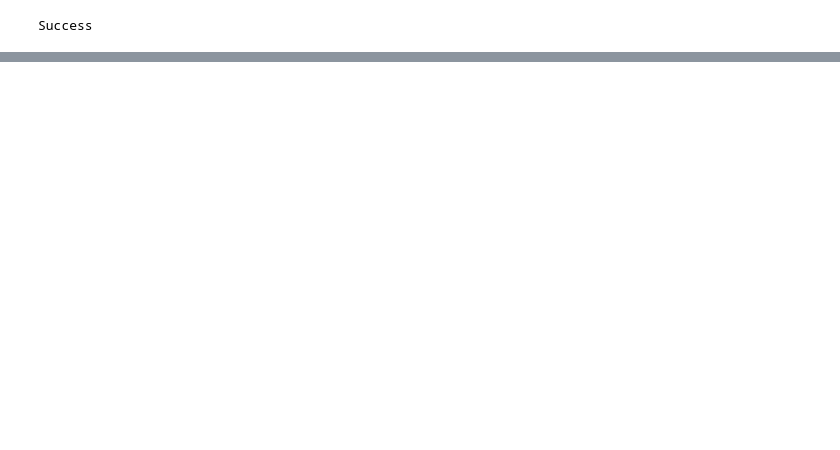
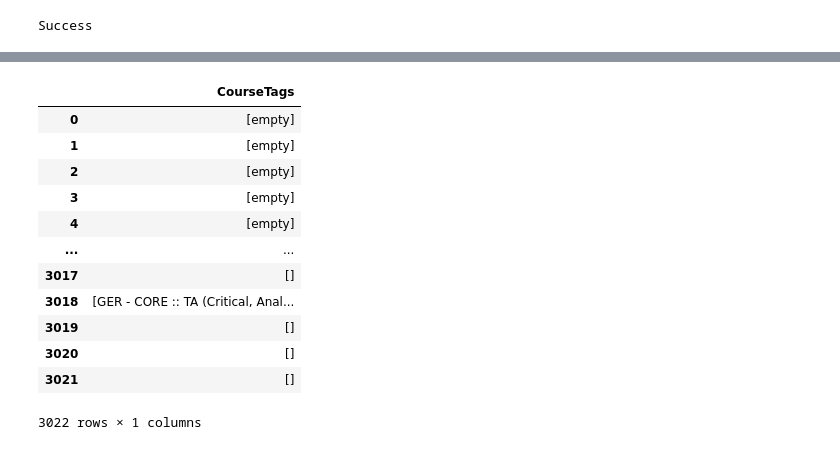
Before and after one commit to CS-Summer-25/pathways-planner, a Jupyter notebook: WorkdayScraper2.ipynb, the cells around one changed output, grey strips where cells are left out. Cells and saved outputs as stored; diff of their text form; code cells hidden in the pictures; blank space fills up the shorter version.

```diff
--- a/WorkdayScraper2.ipynb
+++ b/WorkdayScraper2.ipynb
@@ -491,0 +483,47 @@ df[df["CourseCode"]=="ANT 101"]
+# %%
+list_tags = all_workday_df["CourseTags"].apply(lambda x: x.split("/"))
+all_lst_df = all_workday_df.copy()
+all_lst_df["CourseTags"] = list_tags
+# new_series = pd.Series(index=range(len(list_tags)))
+new_tags = all_lst_df["CourseTags"]
+new_tags
+fywless_tags = pd.DataFrame()
+idx = 0
+for x in new_tags:
+    # print(x)
+    # new_lst = [string for string in x if not string.startswith("FYW topics")]
+    new_lst = [string for string in x if "FYW topics" not in string and "IDS" not in string]
+    # print(idx, new_lst)
+    idx += 1
+    fywless_tags = pd.concat([fywless_tags, pd.Series([new_lst])], ignore_index=True)
+# all_lst_df["CourseTags"] = new_series
+# all_lst_df
+fywless_tags.columns = ["CourseTags"]
+fywless_tags
+    # for string in x:
+    #     if string.startswith("FYW topics"):
+
+# for x in all_lst_df["CourseTags"]:
+#     print(x)
+#     new_x = []
+#     for item in all_lst_df.loc[x.index, "CourseTags"]:
+#         print(item)
+#         if not item.startswith("FYW topics"):
+#             new_x.append(item)
+#     all_lst_df.loc[x, "CourseTags"] = new_x
+            # indx -= 1
+# all_lst_df[all_lst_df["CourseCode"].apply(lambda x: x and x.startswith("FYW"))]
+# %% [output]
+|  | CourseTags |
+| 0 | [empty] |
+| 1 | [empty] |
+| 2 | [empty] |
+| 3 | [empty] |
+| 4 | [empty] |
+| ... | ... |
+| 3017 | [] |
+| 3018 | [GER - CORE :: TA (Critical, Anal... |
+| 3019 | [] |
+| 3020 | [] |
+| 3021 | [] |
+3022 rows × 1 columns
```
Also changed, not shown: parts of 51 cells of this notebook, 13 other files.
